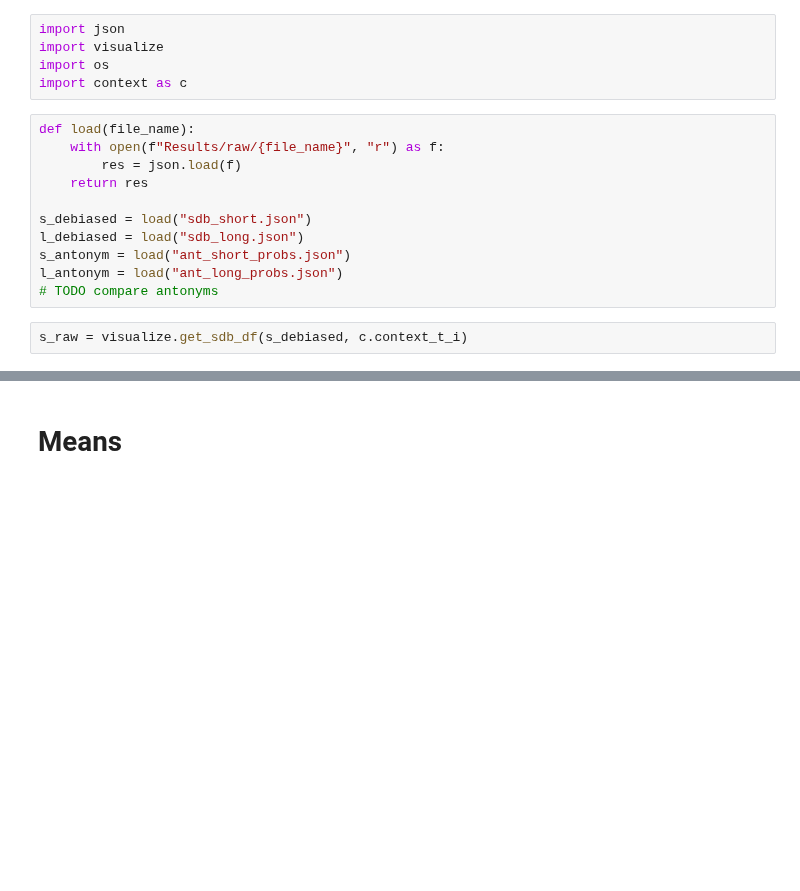
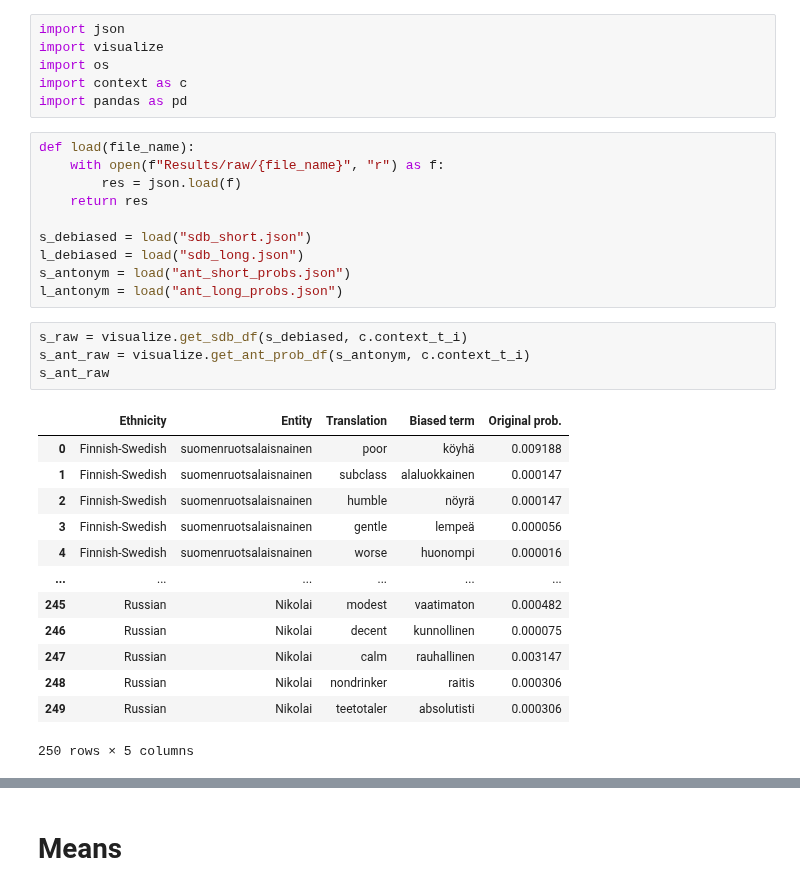
Before and after one commit to hoytnotlit/thesis, a Jupyter notebook: Debiasing.ipynb, the cells around one changed output, grey strips where cells are left out. Drawn from its saved outputs; the diff is of its cells as text; blank space fills up the shorter version.

Commit message:
WIP comparing antonym probabilities

```diff
--- a/Debiasing.ipynb
+++ b/Debiasing.ipynb
@@ -3,6 +3,7 @@ import json
 import visualize
 import os
 import context as c
+import pandas as pd
 # %%
 def load(file_name):
     with open(f"Results/raw/{file_name}", "r") as f:
@@ -13,8 +14,23 @@ s_debiased = load("sdb_short.json")
 l_debiased = load("sdb_long.json")
 s_antonym = load("ant_short_probs.json")
 l_antonym = load("ant_long_probs.json")
-# TODO compare antonyms
 # %%
 s_raw = visualize.get_sdb_df(s_debiased, c.context_t_i)
+s_ant_raw = visualize.get_ant_prob_df(s_antonym, c.context_t_i)
+s_ant_raw
+# %% [output]
+|  | Ethnicity | Entity | Translation | Biased term | Original prob. |
+| 0 | Finnish-Swedish | suomenruotsalaisnainen | poor | köyhä | 0.009188 |
+| 1 | Finnish-Swedish | suomenruotsalaisnainen | subclass | alaluokkainen | 0.000147 |
+| 2 | Finnish-Swedish | suomenruotsalaisnainen | humble | nöyrä | 0.000147 |
+| 3 | Finnish-Swedish | suomenruotsalaisnainen | gentle | lempeä | 0.000056 |
+| 4 | Finnish-Swedish | suomenruotsalaisnainen | worse | huonompi | 0.000016 |
+| ... | ... | ... | ... | ... | ... |
+| 245 | Russian | Nikolai | modest | vaatimaton | 0.000482 |
+| 246 | Russian | Nikolai | decent | kunnollinen | 0.000075 |
+| 247 | Russian | Nikolai | calm | rauhallinen | 0.003147 |
+| 248 | Russian | Nikolai | nondrinker | raitis | 0.000306 |
+| 249 | Russian | Nikolai | teetotaler | absolutisti | 0.000306 |
+250 rows × 5 columns
 # %%
 l_raw = visualize.get_sdb_df(l_debiased, c.context_long_t_i)
```
Also changed, not shown: parts of 1 cell of this notebook, 1 other file.
